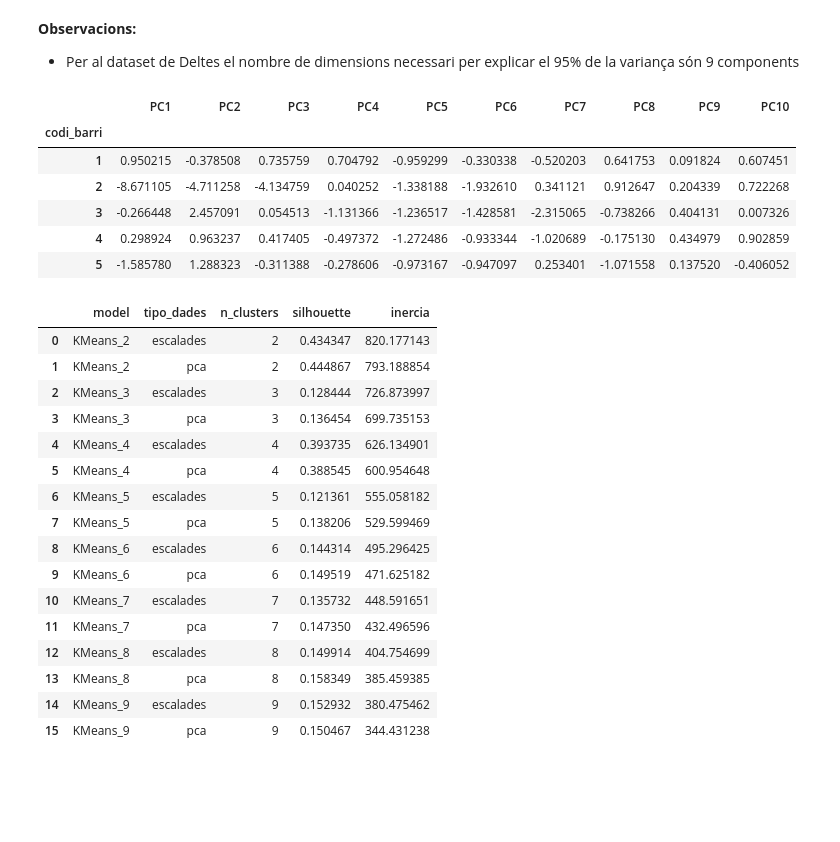
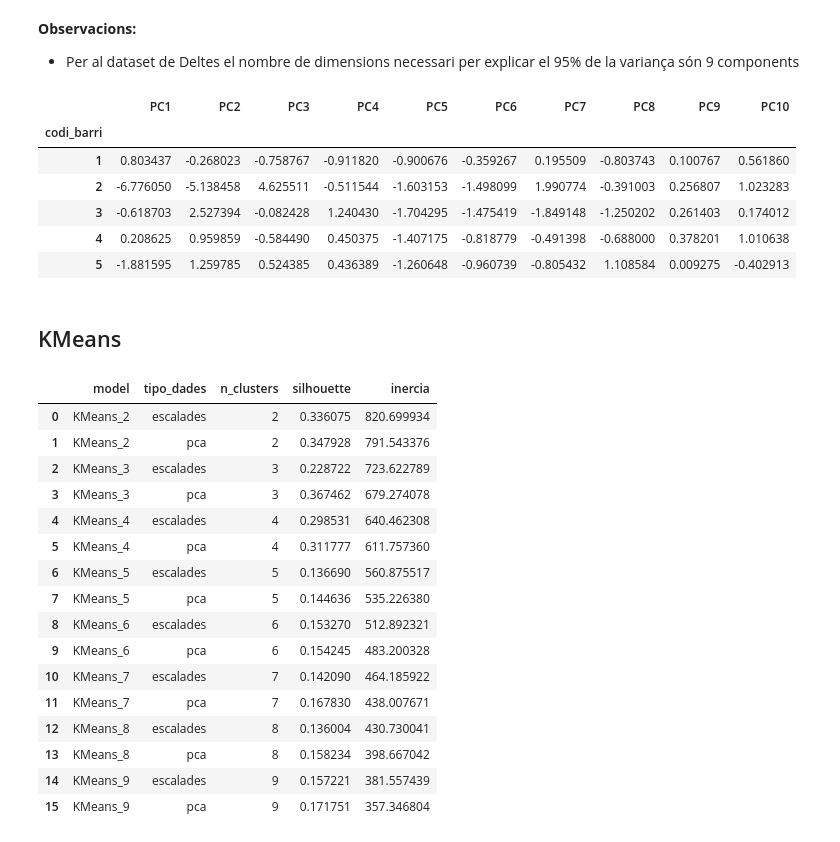
Before and after one commit to joseprau/tfm_gentrificacio_bcn, a Jupyter notebook: notebooks/modelling.ipynb, the cells around one changed output. Saved outputs shown, nothing was run; the diff lists cells and outputs as text; code cells hidden in the pictures; blank space fills up the shorter version.

```diff
--- a/notebooks/modelling.ipynb
+++ b/notebooks/modelling.ipynb
@@ -199,7 +201,7 @@ codi_barri_deltes, X_deltes = extreure_codi_barri(df_deltes)
 # %%
 logs_2015 = ["total_incidents_1000_hab","locals_restauracio_1000_hab"]
 logs_2023 = ["total_incidents_1000_hab", "locals_serveis_professionals_1000_hab"]
-caps_deltes = ["delta_locals_serveis_professionals_1000_hab", "delta_pisos_turistics_1000_hab", "delta_poblacio_total"]
+caps_deltes = ["delta_locals_serveis_professionals_1000_hab", "delta_pisos_turistics_1000_hab", "delta_poblacio_total", "delta_locals_restauracio_1000_hab", "delta_pct_pob_estrangera"]
 
 X_15_logs = transformacio_logaritmica(X_15, logs_2015)
 X_23_logs = transformacio_logaritmica(X_23, logs_2023)
@@ -670,22 +674,24 @@ grafic_var_explicada(pca_deltes, 0.95, "PCA (Deltes)", "variança_explicada_delt
 - Per al dataset de Deltes el nombre de dimensions necessari per explicar el 95% de la variança són 9 components
 # %%
 # apliquem pca amb el n_components obtingut anteriorment
-n_components_deltes = 10
+n_components_deltes = np.argmax(np.cumsum(pca_deltes.explained_variance_ratio_) > 0.95) + 1
 
 pca_deltes_fixed = PCA(n_components= n_components_deltes, random_state= 42)
 X_pca_deltes_fixed = pca_deltes_fixed.fit_transform(X_deltes_scaled)
 
 # Mostrem els resultats i components
 X_pca_df = pd.DataFrame(X_pca_deltes_fixed, columns=[f'PC{i}' for i in range(1, n_components_deltes + 1)], index=df_deltes['codi_barri'])
 X_pca_df.head()
 # %% [output]
 |  | PC1 | PC2 | PC3 | PC4 | PC5 | PC6 | PC7 | PC8 | PC9 | PC10 |
 | codi_barri |  |  |  |  |  |  |  |  |  |  |
-| 1 | 0.950215 | -0.378508 | 0.735759 | 0.704792 | -0.959299 | -0.330338 | -0.520203 | 0.641753 | 0.091824 | 0.607451 |
-| 2 | -8.671105 | -4.711258 | -4.134759 | 0.040252 | -1.338188 | -1.932610 | 0.341121 | 0.912647 | 0.204339 | 0.722268 |
-| 3 | -0.266448 | 2.457091 | 0.054513 | -1.131366 | -1.236517 | -1.428581 | -2.315065 | -0.738266 | 0.404131 | 0.007326 |
-| 4 | 0.298924 | 0.963237 | 0.417405 | -0.497372 | -1.272486 | -0.933344 | -1.020689 | -0.175130 | 0.434979 | 0.902859 |
-| 5 | -1.585780 | 1.288323 | -0.311388 | -0.278606 | -0.973167 | -0.947097 | 0.253401 | -1.071558 | 0.137520 | -0.406052 |
+| 1 | 0.803437 | -0.268023 | -0.758767 | -0.911820 | -0.900676 | -0.359267 | 0.195509 | -0.803743 | 0.100767 | 0.561860 |
+| 2 | -6.776050 | -5.138458 | 4.625511 | -0.511544 | -1.603153 | -1.498099 | 1.990774 | -0.391003 | 0.256807 | 1.023283 |
+| 3 | -0.618703 | 2.527394 | -0.082428 | 1.240430 | -1.704295 | -1.475419 | -1.849148 | -1.250202 | 0.261403 | 0.174012 |
+| 4 | 0.208625 | 0.959859 | -0.584490 | 0.450375 | -1.407175 | -0.818779 | -0.491398 | -0.688000 | 0.378201 | 1.010638 |
+| 5 | -1.881595 | 1.259785 | 0.524385 | 0.436389 | -1.260648 | -0.960739 | -0.805432 | 1.108584 | 0.009275 | -0.402913 |
+# %% [markdown]
+## KMeans
 # %%
 ## KMeans
 # Comparem clusters amb pca vs dades escalades
@@ -706,22 +712,22 @@ resultats_deltes_df = pd.DataFrame(resultats_clusters_deltes)
 resultats_deltes_df
 # %% [output]
 |  | model | tipo_dades | n_clusters | silhouette | inercia |
-| 0 | KMeans_2 | escalades | 2 | 0.434347 | 820.177143 |
-| 1 | KMeans_2 | pca | 2 | 0.444867 | 793.188854 |
-| 2 | KMeans_3 | escalades | 3 | 0.128444 | 726.873997 |
-| 3 | KMeans_3 | pca | 3 | 0.136454 | 699.735153 |
-| 4 | KMeans_4 | escalades | 4 | 0.393735 | 626.134901 |
-| 5 | KMeans_4 | pca | 4 | 0.388545 | 600.954648 |
-| 6 | KMeans_5 | escalades | 5 | 0.121361 | 555.058182 |
-| 7 | KMeans_5 | pca | 5 | 0.138206 | 529.599469 |
-| 8 | KMeans_6 | escalades | 6 | 0.144314 | 495.296425 |
-| 9 | KMeans_6 | pca | 6 | 0.149519 | 471.625182 |
-| 10 | KMeans_7 | escalades | 7 | 0.135732 | 448.591651 |
-| 11 | KMeans_7 | pca | 7 | 0.147350 | 432.496596 |
-| 12 | KMeans_8 | escalades | 8 | 0.149914 | 404.754699 |
-| 13 | KMeans_8 | pca | 8 | 0.158349 | 385.459385 |
-| 14 | KMeans_9 | escalades | 9 | 0.152932 | 380.475462 |
-| 15 | KMeans_9 | pca | 9 | 0.150467 | 344.431238 |
+| 0 | KMeans_2 | escalades | 2 | 0.336075 | 820.699934 |
+| 1 | KMeans_2 | pca | 2 | 0.347928 | 791.543376 |
+| 2 | KMeans_3 | escalades | 3 | 0.228722 | 723.622789 |
+| 3 | KMeans_3 | pca | 3 | 0.367462 | 679.274078 |
+| 4 | KMeans_4 | escalades | 4 | 0.298531 | 640.462308 |
+| 5 | KMeans_4 | pca | 4 | 0.311777 | 611.757360 |
+| 6 | KMeans_5 | escalades | 5 | 0.136690 | 560.875517 |
+| 7 | KMeans_5 | pca | 5 | 0.144636 | 535.226380 |
+| 8 | KMeans_6 | escalades | 6 | 0.153270 | 512.892321 |
+| 9 | KMeans_6 | pca | 6 | 0.154245 | 483.200328 |
+| 10 | KMeans_7 | escalades | 7 | 0.142090 | 464.185922 |
+| 11 | KMeans_7 | pca | 7 | 0.167830 | 438.007671 |
+| 12 | KMeans_8 | escalades | 8 | 0.136004 | 430.730041 |
+| 13 | KMeans_8 | pca | 8 | 0.158234 | 398.667042 |
+| 14 | KMeans_9 | escalades | 9 | 0.157221 | 381.557439 |
+| 15 | KMeans_9 | pca | 9 | 0.171751 | 357.346804 |
 # %%
 plot_seleccio_kmeans(resultats_deltes_df, "Deltes", "seleccio_k_deltes.png")
 # %% [output]
```
Also changed, not shown: parts of 16 cells of this notebook, 5 other files.
